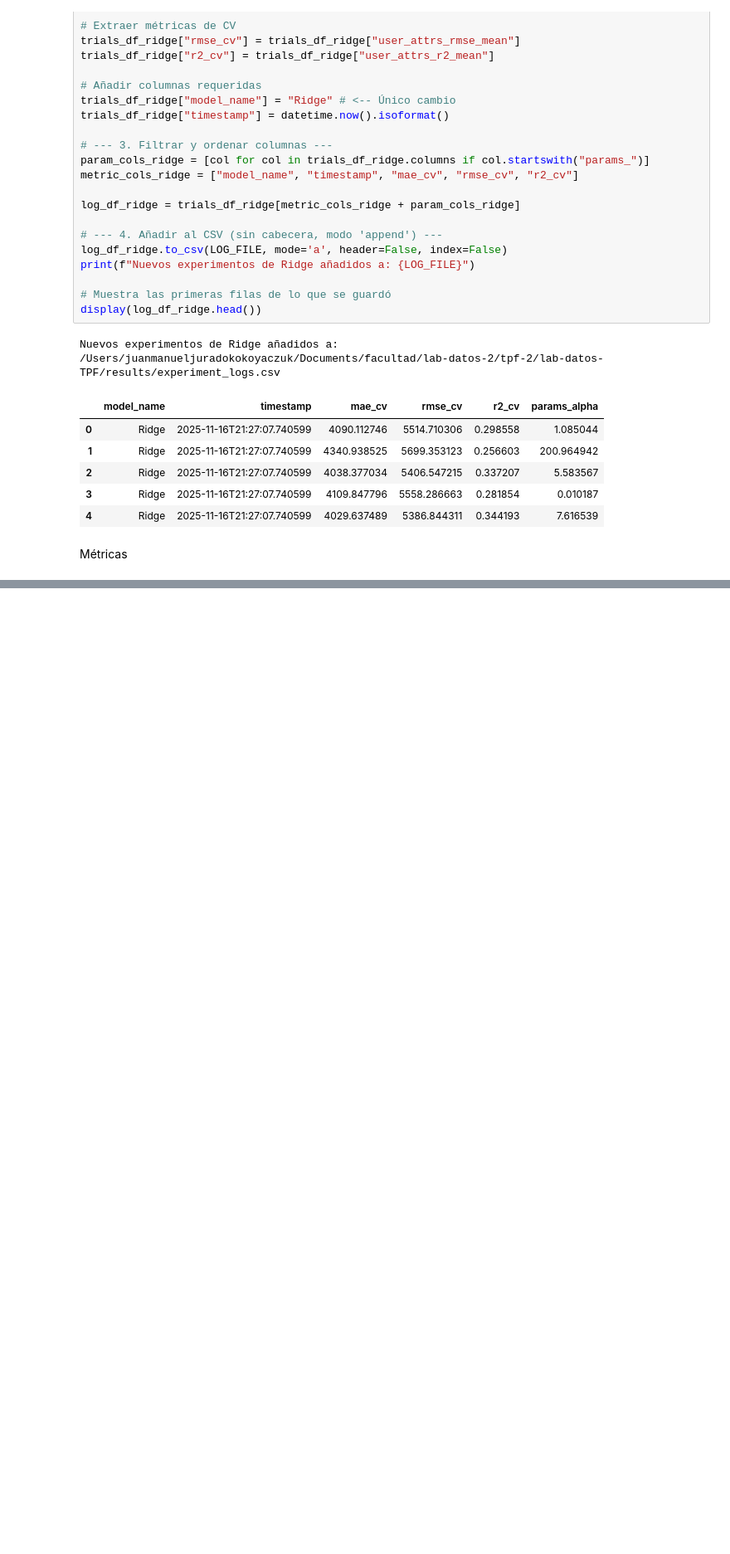
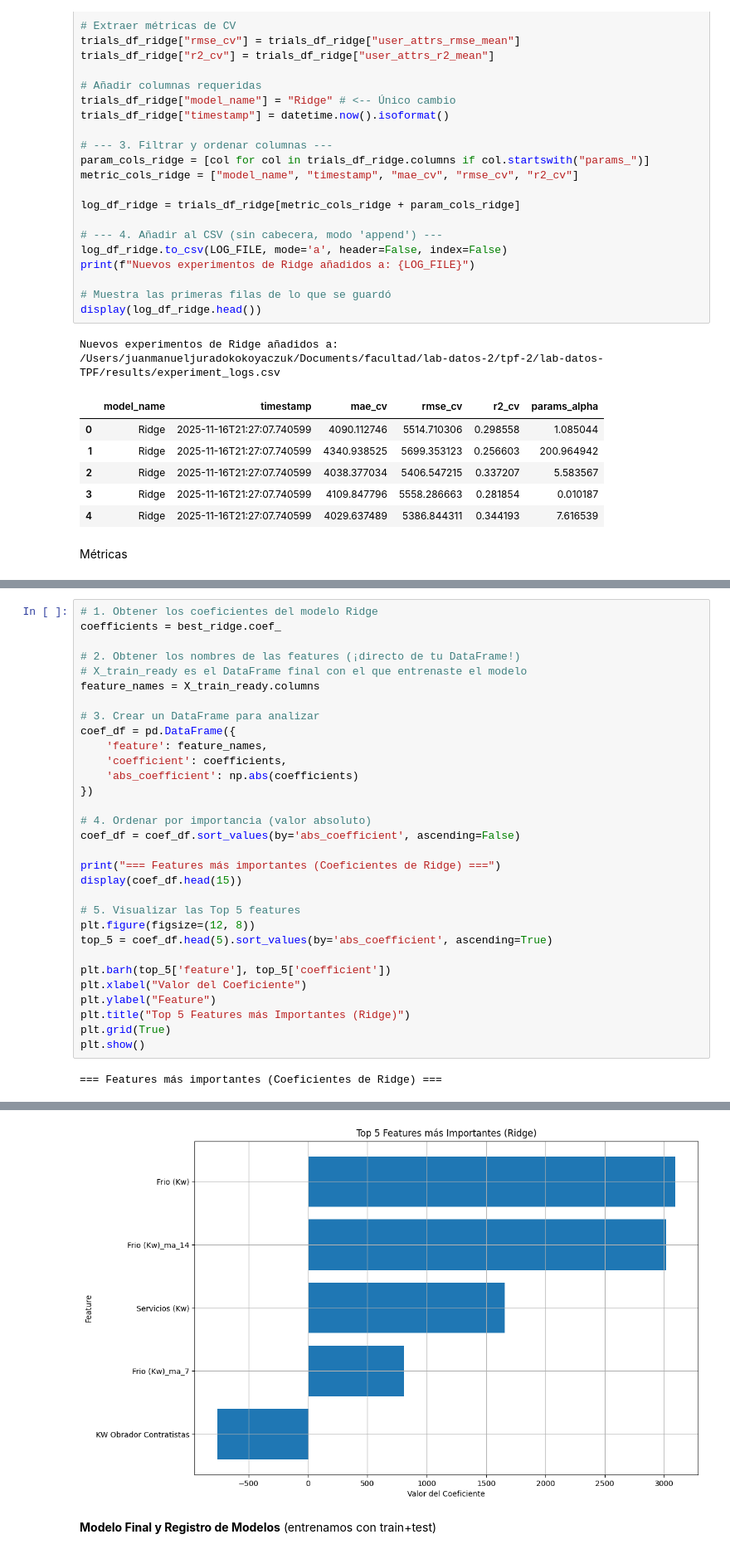
Before and after one commit to VexxAl/lab-datos-TPF, a Jupyter notebook: notebooks/models.ipynb, the cells around one changed output, grey strips where cells are left out. Shown at 83% size. Drawn from its saved outputs; the diff is of its cells as text; blank space fills up the shorter version.

Commit message:
Encontrando mejor modelo

```diff
--- a/notebooks/models.ipynb
+++ b/notebooks/models.ipynb
@@ -882,0 +940,33 @@ Test  -> MAE: 2895.5544  | RMSE: 4047.3908  | R²: 0.5626
+# %%
+# 1. Obtener los coeficientes del modelo Ridge
+coefficients = best_ridge.coef_
+
+# 2. Obtener los nombres de las features (¡directo de tu DataFrame!)
+# X_train_ready es el DataFrame final con el que entrenaste el modelo
+feature_names = X_train_ready.columns
+
+# 3. Crear un DataFrame para analizar
+coef_df = pd.DataFrame({
+    'feature': feature_names,
+    'coefficient': coefficients,
+    'abs_coefficient': np.abs(coefficients)
+})
+
+# 4. Ordenar por importancia (valor absoluto)
+coef_df = coef_df.sort_values(by='abs_coefficient', ascending=False)
+
+print("=== Features más importantes (Coeficientes de Ridge) ===")
+display(coef_df.head(15))
+
+# 5. Visualizar las Top 5 features
+plt.figure(figsize=(12, 8))
+top_5 = coef_df.head(5).sort_values(by='abs_coefficient', ascending=True)
+
+plt.barh(top_5['feature'], top_5['coefficient'])
+plt.xlabel("Valor del Coeficiente")
+plt.ylabel("Feature")
+plt.title("Top 5 Features más Importantes (Ridge)")
+plt.grid(True)
+plt.show()
+# %% [output]
+=== Features más importantes (Coeficientes de Ridge) ===
@@ -882,0 +984,3 @@ Test  -> MAE: 2895.5544  | RMSE: 4047.3908  | R²: 0.5626
+[figure, added]
+# %% [markdown]
+**Modelo Final y Registro de Modelos** (entrenamos con train+test)
```
Also changed, not shown: parts of 9 cells of this notebook.
